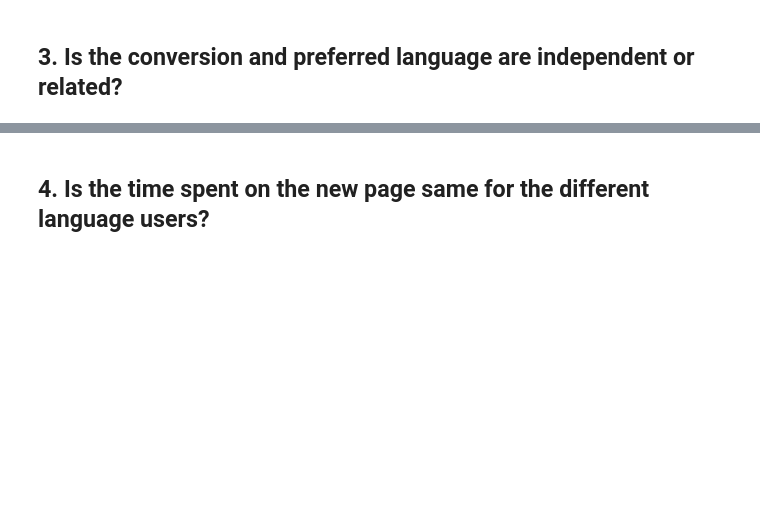
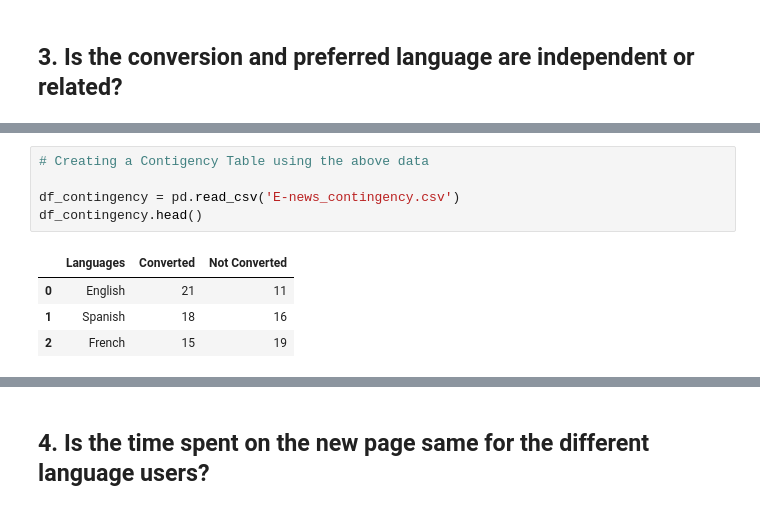
Before and after one commit to YatikT/Coursework, a Jupyter notebook: Project File Stats.ipynb, the cells around one changed output, grey strips where cells are left out. Saved outputs shown, nothing was run; the diff lists cells and outputs as text; blank space fills up the shorter version.

```diff
--- a/Project File Stats.ipynb
+++ b/Project File Stats.ipynb
@@ -346,0 +386,10 @@ round(p_value,5)
+# %%
+# Creating a Contigency Table using the above data
+
+df_contingency = pd.read_csv('E-news_contingency.csv')
+df_contingency.head()
+# %% [output]
+|  | Languages | Converted | Not Converted |
+| 0 | English | 21 | 11 |
+| 1 | Spanish | 18 | 16 |
+| 2 | French | 15 | 19 |
```
Also changed, not shown: parts of 52 cells of this notebook.
